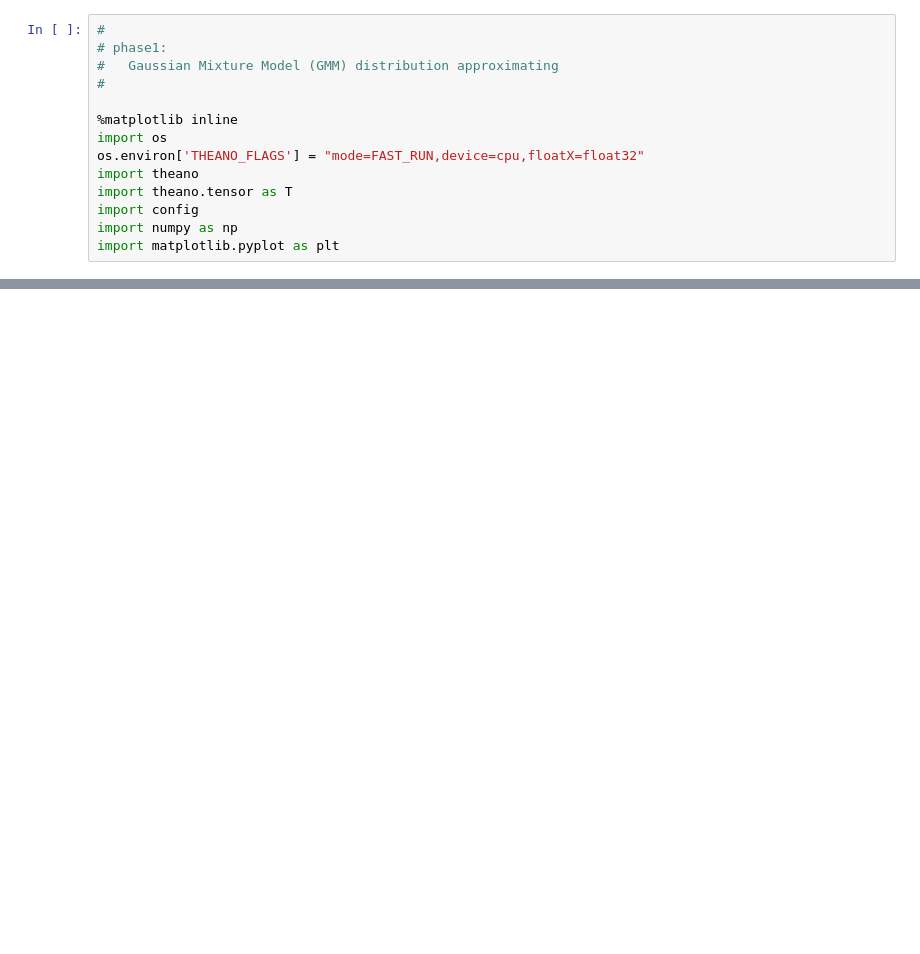
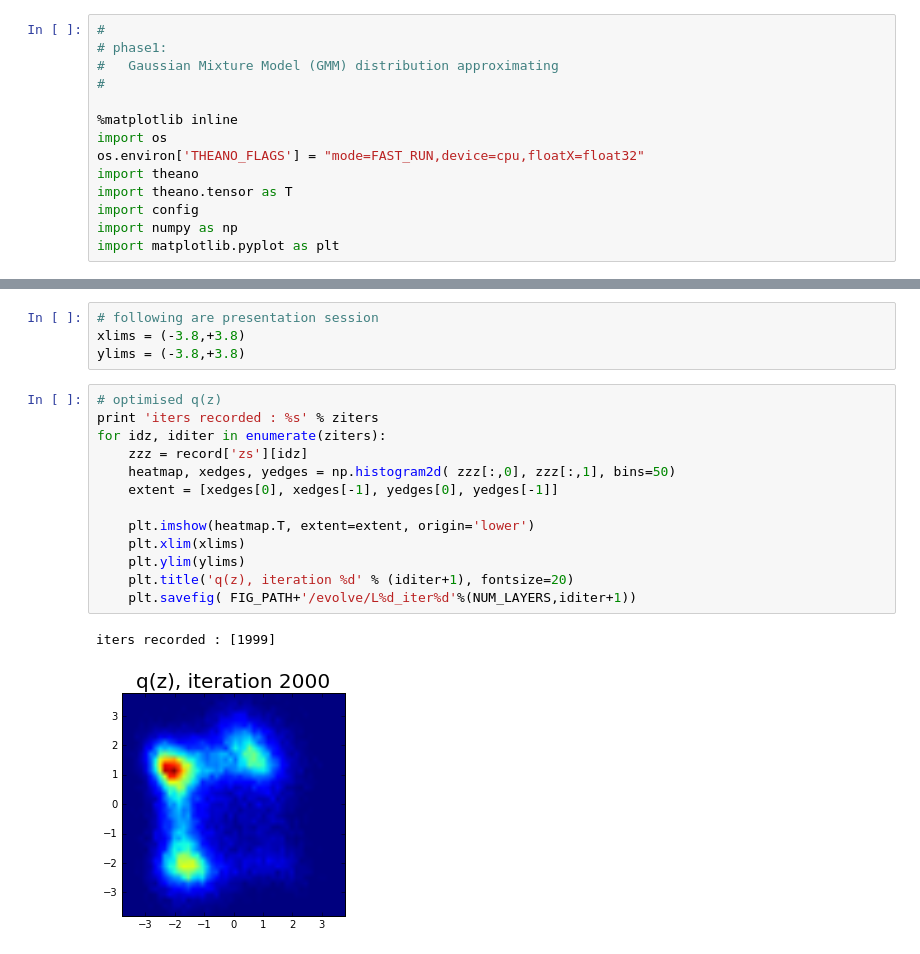
Before and after one commit to AndyZhang17/iaf2, a Jupyter notebook: phase1.ipynb, the cells around one changed output, grey strips where cells are left out. Drawn from its saved outputs; the diff is of its cells as text; blank space fills up the shorter version.

```diff
--- a/phase1.ipynb
+++ b/phase1.ipynb
@@ -103,0 +135,20 @@ print np.mean(zs,axis=0)
+# %%
+# following are presentation session
+xlims = (-3.8,+3.8)
+ylims = (-3.8,+3.8)
+# %%
+# optimised q(z)
+print 'iters recorded : %s' % ziters
+for idz, iditer in enumerate(ziters):
+    zzz = record['zs'][idz]
+    heatmap, xedges, yedges = np.histogram2d( zzz[:,0], zzz[:,1], bins=50)
+    extent = [xedges[0], xedges[-1], yedges[0], yedges[-1]]
+
+    plt.imshow(heatmap.T, extent=extent, origin='lower')
+    plt.xlim(xlims)
+    plt.ylim(ylims)
+    plt.title('q(z), iteration %d' % (iditer+1), fontsize=20)
+    plt.savefig( FIG_PATH+'/evolve/L%d_iter%d'%(NUM_LAYERS,iditer+1))
+# %% [output]
+iters recorded : [1999]
+[figure, added]
```
Also changed, not shown: parts of 12 cells of this notebook, 9 other files.
